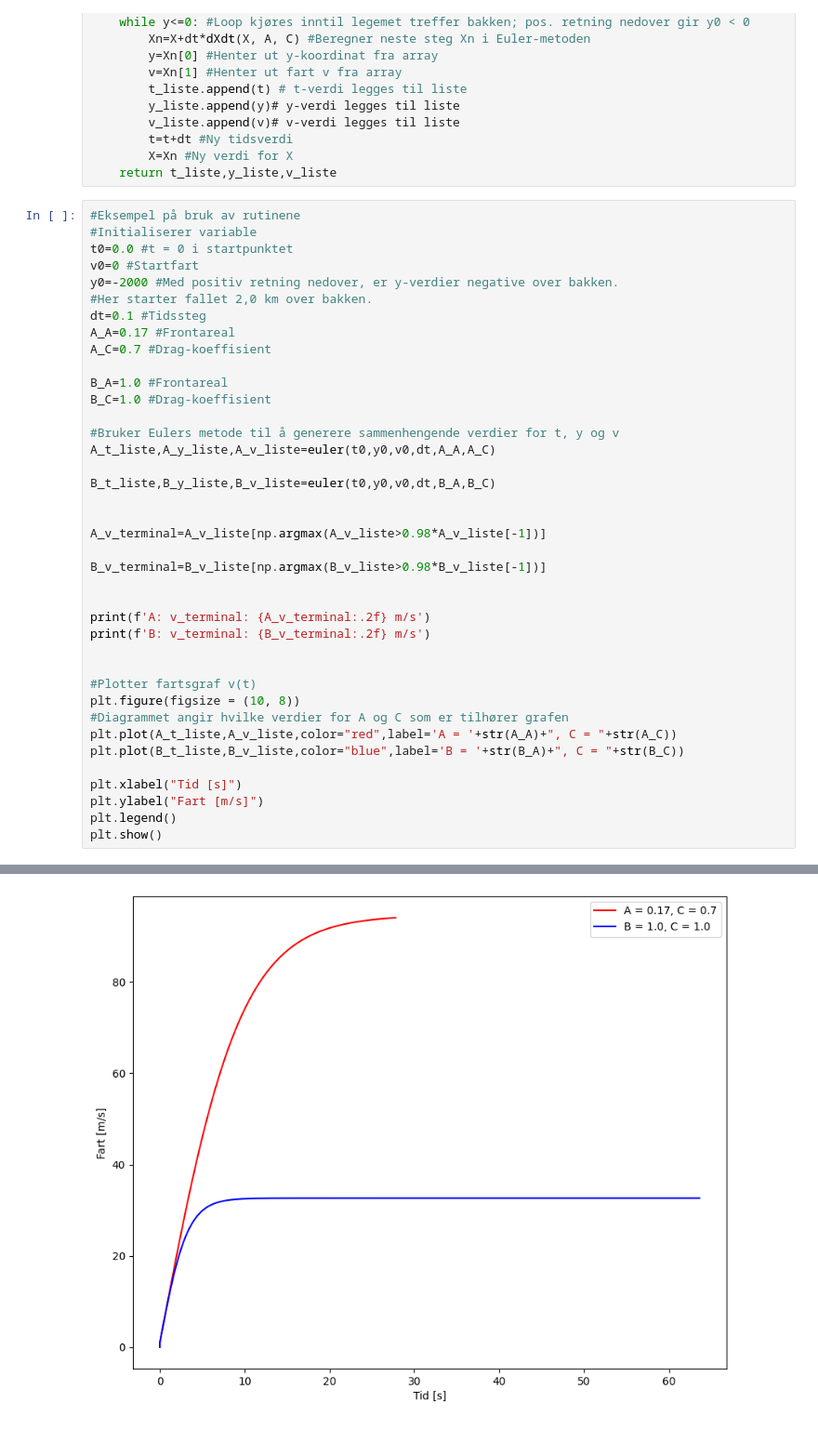
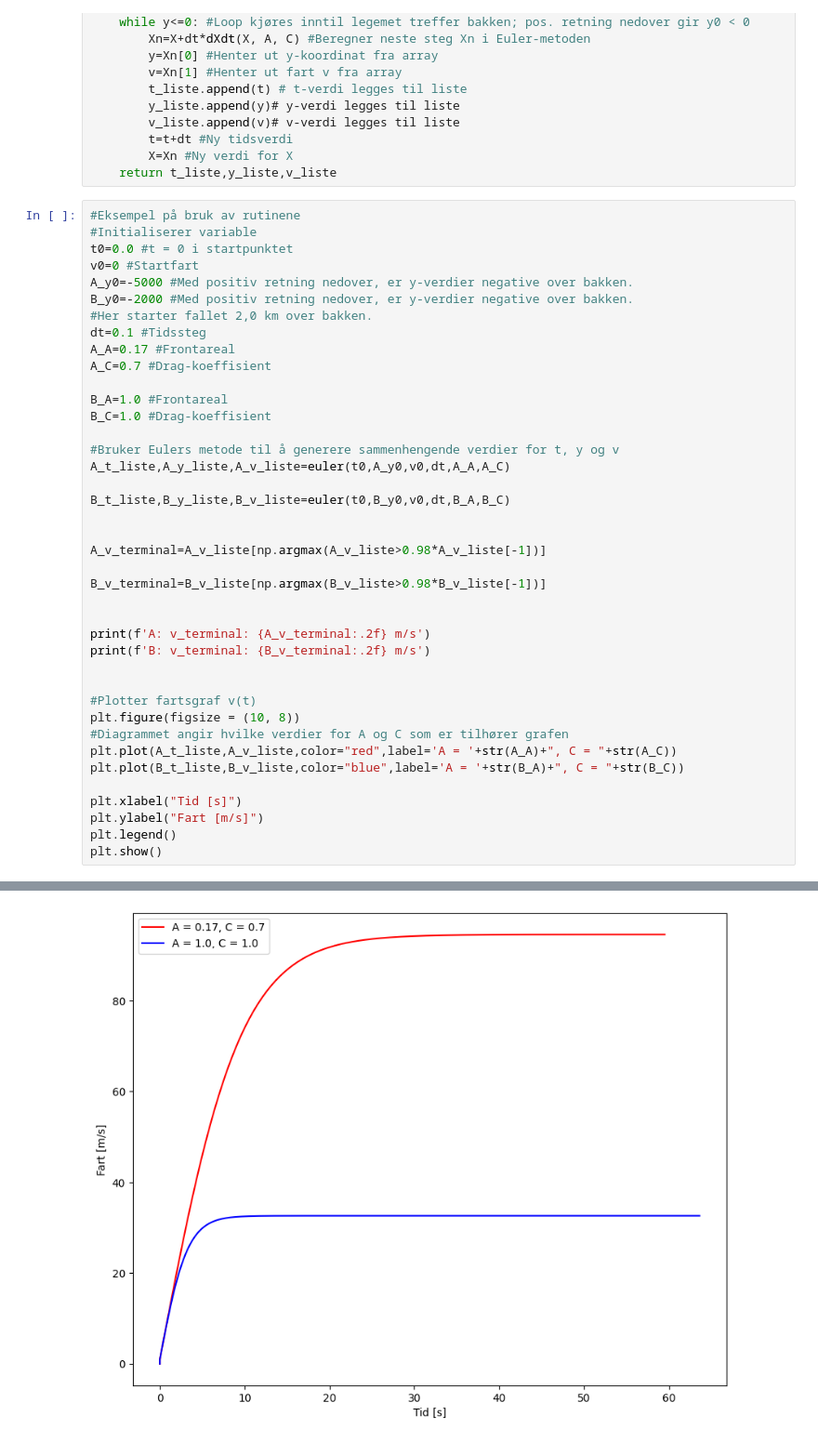
Before and after one commit to Aslakoi/ovinger_V24, a Jupyter notebook: oving4/Øving 4_V24.ipynb, the cells around one changed output, grey strips where cells are left out. Shown at 93% size. Saved outputs shown, nothing was run; the diff lists cells and outputs as text.

```diff
--- a/oving4/Øving 4_V24.ipynb
+++ b/oving4/Øving 4_V24.ipynb
@@ -234,7 +240,8 @@ def euler(t0,y0,v0,dt, A, C):
 #Initialiserer variable
 t0=0.0 #t = 0 i startpunktet
 v0=0 #Startfart
-y0=-2000 #Med positiv retning nedover, er y-verdier negative over bakken.
+A_y0=-5000 #Med positiv retning nedover, er y-verdier negative over bakken.
+B_y0=-2000 #Med positiv retning nedover, er y-verdier negative over bakken.
 #Her starter fallet 2,0 km over bakken.
 dt=0.1 #Tidssteg
 A_A=0.17 #Frontareal
@@ -244,9 +251,9 @@ B_A=1.0 #Frontareal
 B_C=1.0 #Drag-koeffisient
 
 #Bruker Eulers metode til å generere sammenhengende verdier for t, y og v
-A_t_liste,A_y_liste,A_v_liste=euler(t0,y0,v0,dt,A_A,A_C)
+A_t_liste,A_y_liste,A_v_liste=euler(t0,A_y0,v0,dt,A_A,A_C)
 
-B_t_liste,B_y_liste,B_v_liste=euler(t0,y0,v0,dt,B_A,B_C)
+B_t_liste,B_y_liste,B_v_liste=euler(t0,B_y0,v0,dt,B_A,B_C)
 
 
 A_v_terminal=A_v_liste[np.argmax(A_v_liste>0.98*A_v_liste[-1])]
@@ -262,7 +269,7 @@ print(f'B: v_terminal: {B_v_terminal:.2f} m/s')
 plt.figure(figsize = (10, 8))
 #Diagrammet angir hvilke verdier for A og C som er tilhører grafen
 plt.plot(A_t_liste,A_v_liste,color="red",label='A = '+str(A_A)+", C = "+str(A_C))
-plt.plot(B_t_liste,B_v_liste,color="blue",label='B = '+str(B_A)+", C = "+str(B_C))
+plt.plot(B_t_liste,B_v_liste,color="blue",label='A = '+str(B_A)+", C = "+str(B_C))
 
 plt.xlabel("Tid [s]")
 plt.ylabel("Fart [m/s]")
@@ -273,2 +280,2 @@ A: v_terminal: 92.17 m/s
 B: v_terminal: 31.98 m/s
-[figure, old version]
+[figure, new version]
```
Also changed, not shown: parts of 4 cells of this notebook, 1 other file.
